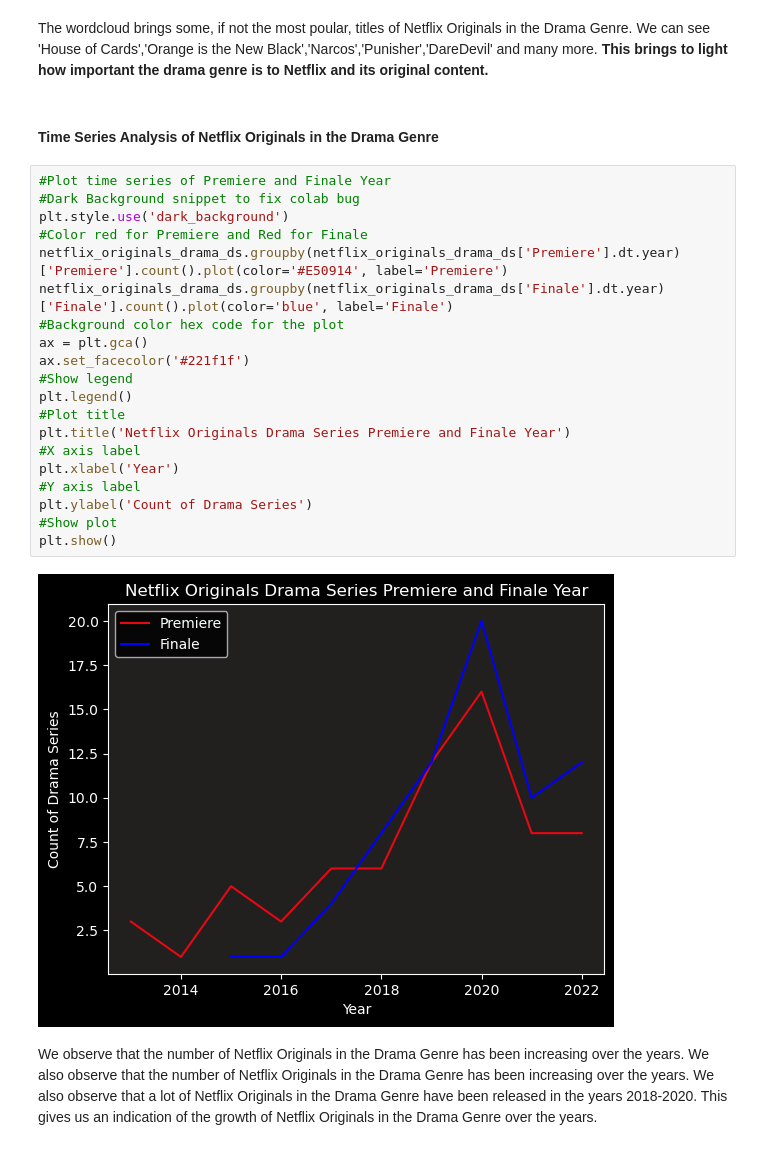
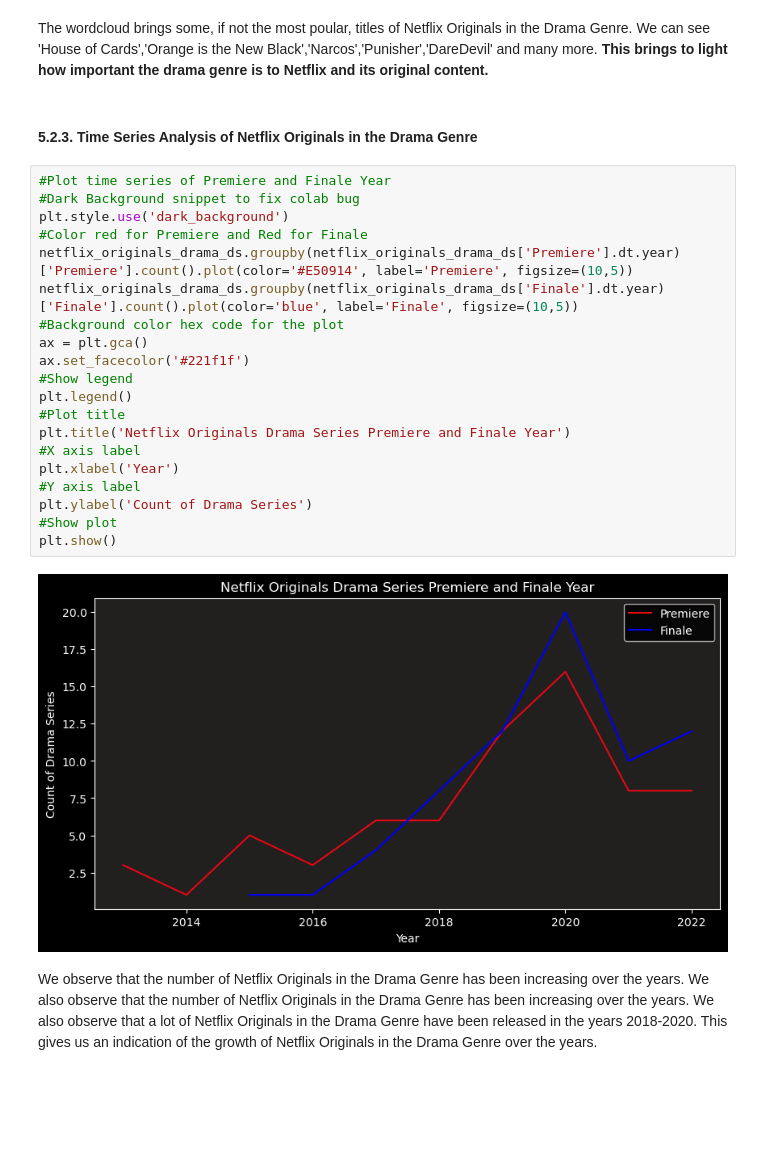
Before and after one commit to bhagirathbhard/Analysis-Netflix-Content-Library, a Jupyter notebook: A7-Netflix-Content-Analysis.ipynb, the cells around one changed output. Saved outputs shown, nothing was run; the diff lists cells and outputs as text; blank space fills up the shorter version.

```diff
--- a/A7-Netflix-Content-Analysis.ipynb
+++ b/A7-Netflix-Content-Analysis.ipynb
@@ -833,29 +833,29 @@ plt.show()
 # %% [markdown]
 The wordcloud brings some, if not the most poular, titles of Netflix Originals in the Drama Genre. We can see 'House of Cards','Orange is the New Black','Narcos','Punisher','DareDevil' and many more. **This brings to light how important the drama genre is to Netflix and its original content.**
 # %% [markdown]
-#### Time Series Analysis of Netflix Originals in the Drama Genre
+#### 5.2.3. Time Series Analysis of Netflix Originals in the Drama Genre
 # %%
 #Plot time series of Premiere and Finale Year
 #Dark Background snippet to fix colab bug
 plt.style.use('dark_background')
 #Color red for Premiere and Red for Finale
-netflix_originals_drama_ds.groupby(netflix_originals_drama_ds['Premiere'].dt.year)['Premiere'].count().plot(color='#E50914', label='Premiere')
-netflix_originals_drama_ds.groupby(netflix_originals_drama_ds['Finale'].dt.year)['Finale'].count().plot(color='blue', label='Finale')
+netflix_originals_drama_ds.groupby(netflix_originals_drama_ds['Premiere'].dt.year)['Premiere'].count().plot(color='#E50914', label='Premiere', figsize=(10,5))
+netflix_originals_drama_ds.groupby(netflix_originals_drama_ds['Finale'].dt.year)['Finale'].count().plot(color='blue', label='Finale', figsize=(10,5))
 #Background color hex code for the plot
 ax = plt.gca()
 ax.set_facecolor('#221f1f')
 #Show legend
 plt.legend()
 #Plot title
 plt.title('Netflix Originals Drama Series Premiere and Finale Year')
 #X axis label
 plt.xlabel('Year')
 #Y axis label
 plt.ylabel('Count of Drama Series')
 #Show plot
 plt.show()
 # %% [output]
-[figure, old version]
+[figure, new version]
 # %% [markdown]
 We observe that the number of Netflix Originals in the Drama Genre has been increasing over the years. We also observe that the number of Netflix Originals in the Drama Genre has been increasing over the years. We also observe that a lot of Netflix Originals in the Drama Genre have been released in the years 2018-2020. This gives us an indication of the growth of Netflix Originals in the Drama Genre over the years.
 # %% [markdown]
```
Also changed, not shown: parts of 33 cells of this notebook.
